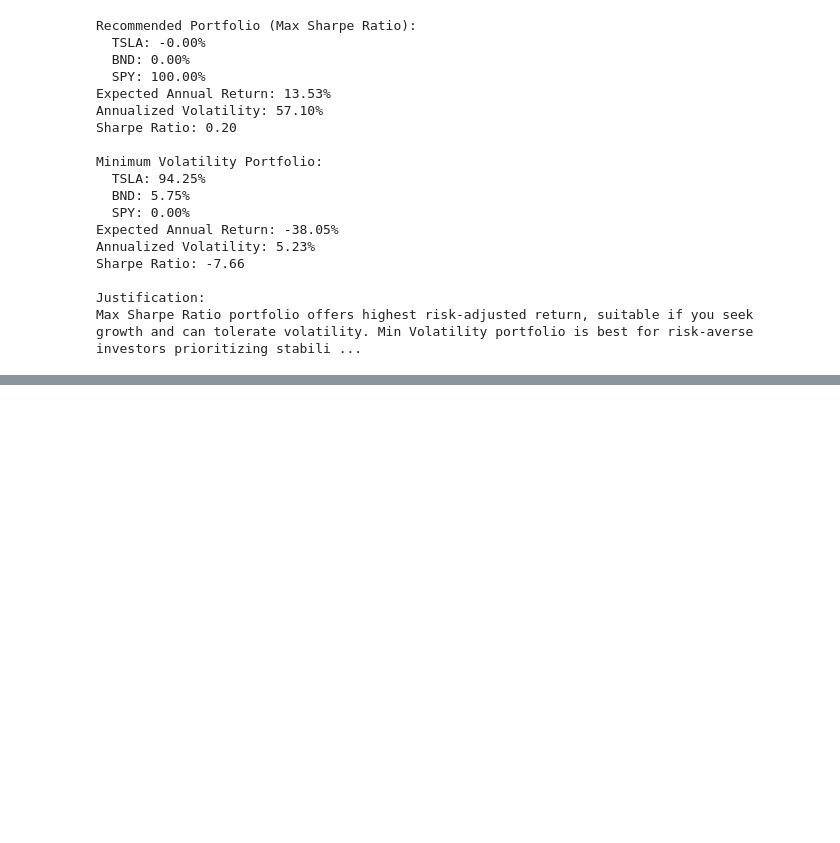
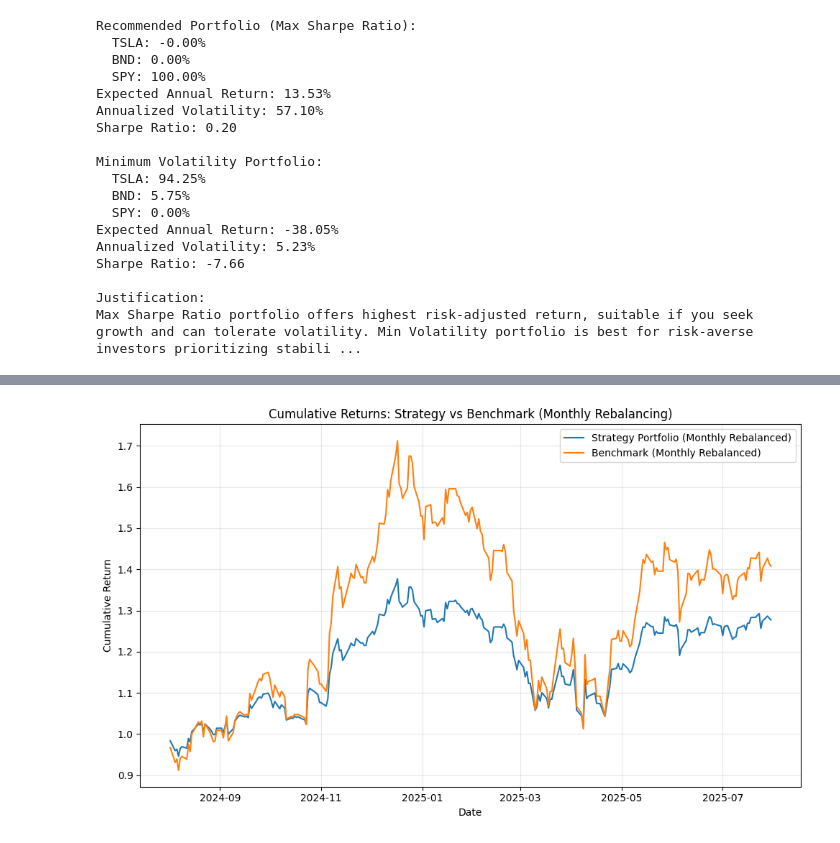
Before and after one commit to Emnet-tes/FinSight-TimeSeries, a Jupyter notebook: notebooks/tsla_forecasting_arima_lstm.ipynb, the cells around one changed output, grey strips where cells are left out. Drawn from its saved outputs; the diff is of its cells as text; code cells hidden in the pictures; blank space fills up the shorter version.

```diff
--- a/notebooks/tsla_forecasting_arima_lstm.ipynb
+++ b/notebooks/tsla_forecasting_arima_lstm.ipynb
@@ -734,0 +809,80 @@ Max Sharpe Ratio portfolio offers highest risk-adjusted return, suitable if you
+# %%
+# Task 5 (Enhanced): Strategy Backtesting with Monthly Rebalancing
+import yfinance as yf
+import numpy as np
+import pandas as pd
+import matplotlib.pyplot as plt
+
+# 1. Define backtest period
+bt_start = '2024-08-01'
+bt_end = '2025-07-31'
+assets = ['TSLA', 'BND', 'SPY']
+prices_bt = yf.download(assets, start=bt_start, end=bt_end, progress=False)['Close']
+prices_bt = prices_bt.asfreq('B').ffill().dropna()
+returns_bt = prices_bt.pct_change().dropna()
+
+# 2. Get strategy weights (from Task 4, Max Sharpe Ratio)
+try:
+    strategy_weights = max_sharpe_weights
+except NameError:
+    strategy_weights = np.array([1/3, 1/3, 1/3])
+
+# 3. Benchmark weights: 60% SPY, 40% BND
+benchmark_weights = np.array([0, 0.4, 0.6])
+
+# 4. Monthly rebalancing function
+def rebalance_portfolio(returns, weights, freq='M'):
+    dates = returns.index
+    periods = pd.Series(dates).dt.to_period(freq).unique()
+    portfolio = [1.0]
+    for i, period in enumerate(periods):
+        mask = (dates.to_period(freq) == period)
+        period_returns = returns[mask]
+        for r in period_returns.values:
+            portfolio.append(portfolio[-1] * (1 + np.dot(r, weights)))
+        # Rebalance at the end of the period (weights reset)
+        if i < len(periods) - 1:
+            portfolio[-1] = portfolio[-1]  # Explicit, for clarity
+    return pd.Series(portfolio[1:], index=returns.index)
+
+# 5. Simulate portfolios with monthly rebalancing
+strategy_cum_rb = rebalance_portfolio(returns_bt, strategy_weights, freq='M')
+benchmark_cum_rb = rebalance_portfolio(returns_bt, benchmark_weights, freq='M')
+
+# 6. Plot cumulative returns (rebalanced)
+plt.figure(figsize=(10,6))
+plt.plot(strategy_cum_rb.index, strategy_cum_rb.values, label='Strategy Portfolio (Monthly Rebalanced)')
+plt.plot(benchmark_cum_rb.index, benchmark_cum_rb.values, label='Benchmark (Monthly Rebalanced)')
+plt.title('Cumulative Returns: Strategy vs Benchmark (Monthly Rebalancing)')
+plt.xlabel('Date')
+plt.ylabel('Cumulative Return')
+plt.legend()
+plt.grid(alpha=0.3)
+plt.tight_layout()
+plt.show()
+
+# 7. Performance metrics (rebalanced)
+rf = 0.02 / 252  # daily risk-free rate
+strategy_returns_rb = strategy_cum_rb.pct_change().dropna()
+benchmark_returns_rb = benchmark_cum_rb.pct_change().dropna()
+strategy_sharpe_rb = (strategy_returns_rb.mean() - rf) / strategy_returns_rb.std() * np.sqrt(252)
+benchmark_sharpe_rb = (benchmark_returns_rb.mean() - rf) / benchmark_returns_rb.std() * np.sqrt(252)
+
+strategy_total_rb = strategy_cum_rb.iloc[-1] - 1
+benchmark_total_rb = benchmark_cum_rb.iloc[-1] - 1
+
+print(f"Strategy Portfolio (Rebalanced): Total Return = {strategy_total_rb:.2%}, Sharpe Ratio = {strategy_sharpe_rb:.2f}")
+print(f"Benchmark Portfolio (Rebalanced): Total Return = {benchmark_total_rb:.2%}, Sharpe Ratio = {benchmark_sharpe_rb:.2f}")
+
+print("\nSummary (Monthly Rebalancing):")
+if strategy_total_rb > benchmark_total_rb:
+    print("Your strategy outperformed the benchmark in total return.")
+else:
+    print("Benchmark outperformed your strategy in total return.")
+if strategy_sharpe_rb > benchmark_sharpe_rb:
+    print("Your strategy had a higher risk-adjusted return (Sharpe Ratio).")
+else:
+    print("Benchmark had a higher risk-adjusted return (Sharpe Ratio).")
+print("Monthly rebalancing can help maintain target allocations and may improve risk-adjusted performance. Consider testing other frequencies or dynamic strategies for further improvement.")
+# %% [output]
+[figure, added]
```
Also changed, not shown: parts of 2 cells of this notebook.
